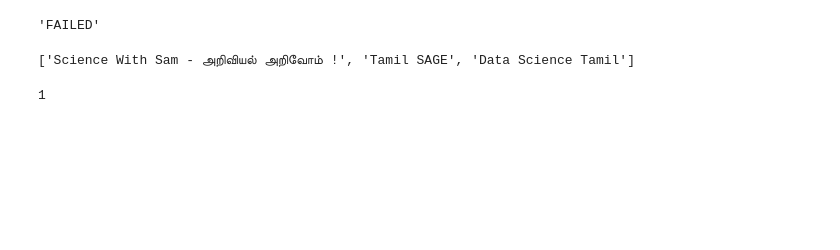
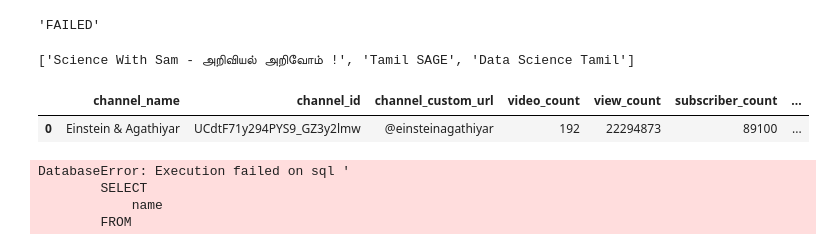
Before and after one commit to kannankandasamy/youtubedata, a Jupyter notebook: ytube_jyp.ipynb, the cells around one changed output. Drawn from its saved outputs; the diff is of its cells as text; code cells hidden in the pictures; blank space fills up the shorter version.

```diff
--- a/ytube_jyp.ipynb
+++ b/ytube_jyp.ipynb
@@ -919,7 +949,15 @@ chn_df['channel_name'].values.tolist()
 ['Science With Sam - அறிவியல் அறிவோம் !', 'Tamil SAGE', 'Data Science Tamil']
 # %%
 df = get_data_from_mysql("select * from channels where channel_id = 'UCdtF71y294PYS9_GZ3y2lmw';")
-# %%
-len(df.index)
-# %% [output]
-1
+# %%
+display(df)
+# %% [output]
+|  | channel_name | channel_id | channel_custom_url | video_count | view_count | subscriber_count | ... |
+| 0 | Einstein & Agathiyar | UCdtF71y294PYS9_GZ3y2lmw | @einsteinagathiyar | 192 | 22294873 | 89100 | ... |
+# %%
+qn_df.to_sql(name="questions", con=cnx, if_exists='append')
+# %% [output]
+DatabaseError: Execution failed on sql '
+        SELECT
+            name
+        FROM
```
Also changed, not shown: parts of 8 cells of this notebook, 4 other files.
